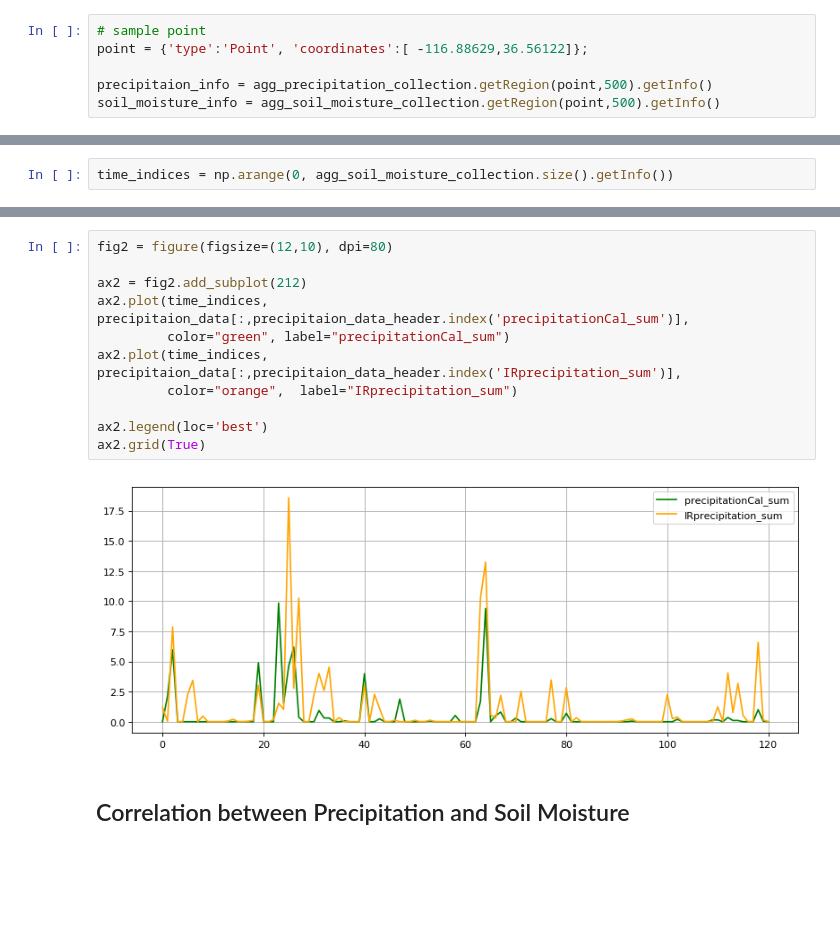
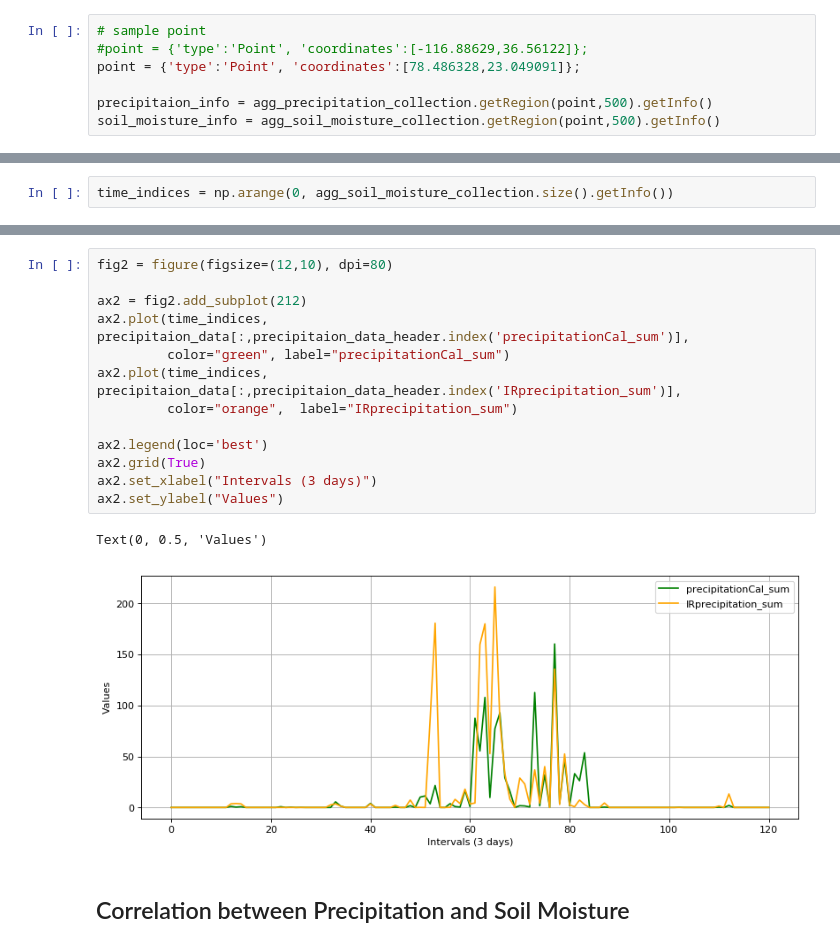
Before and after one commit to pankajrandhe/gpm_and_soil_moisture_time_series, a Jupyter notebook: gpm_analysis.ipynb, the cells around one changed output, grey strips where cells are left out. Cells and saved outputs as stored; diff of their text form; blank space fills up the shorter version.

Commit message:
plot updates

```diff
--- a/gpm_analysis.ipynb
+++ b/gpm_analysis.ipynb
@@ -208,7 +207,8 @@ agg_soil_moist_map
 Map(basemap={'url': 'https://{s}.tile.openstreetmap.org/{z}/{x}/{y}.png', 'max_zoom': 19, 'attribution': 'Map …
 # %%
 # sample point
-point = {'type':'Point', 'coordinates':[ -116.88629,36.56122]};
+#point = {'type':'Point', 'coordinates':[-116.88629,36.56122]};
+point = {'type':'Point', 'coordinates':[78.486328,23.049091]};
 
 precipitaion_info = agg_precipitation_collection.getRegion(point,500).getInfo()
 soil_moisture_info = agg_soil_moisture_collection.getRegion(point,500).getInfo()
@@ -244,16 +247,19 @@ ax1.grid(True)
 # %%
 fig2 = figure(figsize=(12,10), dpi=80)
 
 ax2 = fig2.add_subplot(212)
 ax2.plot(time_indices, precipitaion_data[:,precipitaion_data_header.index('precipitationCal_sum')],
          color="green", label="precipitationCal_sum")
 ax2.plot(time_indices, precipitaion_data[:,precipitaion_data_header.index('IRprecipitation_sum')],
          color="orange",  label="IRprecipitation_sum")
 
 ax2.legend(loc='best')
 ax2.grid(True)
+ax2.set_xlabel("Intervals (3 days)")
+ax2.set_ylabel("Values")
 # %% [output]
+Text(0, 0.5, 'Values')
-[figure, old version]
+[figure, new version]
 # %% [markdown]
 ## Correlation between Precipitation and Soil Moisture
 # %%
```
Also changed, not shown: parts of 6 cells of this notebook.
